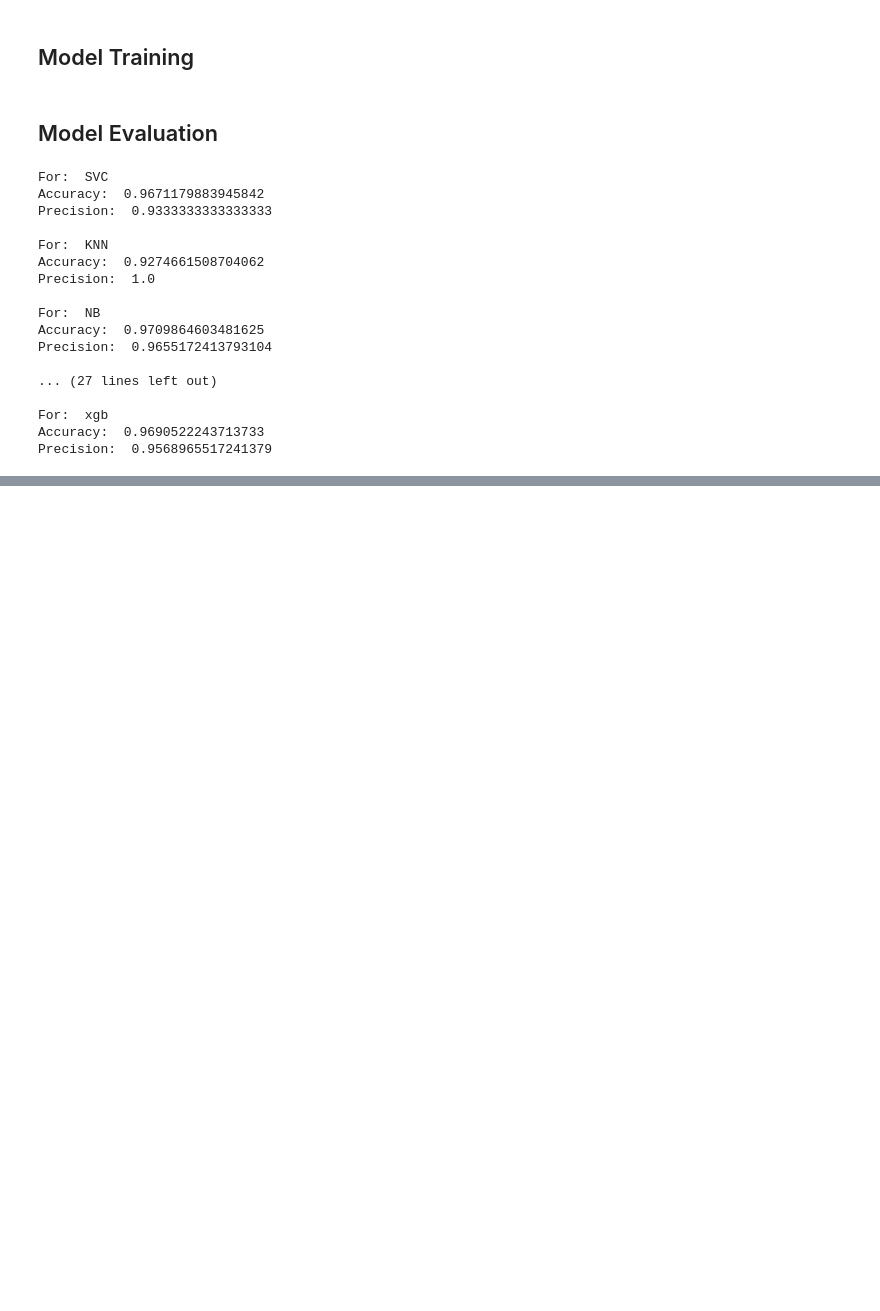
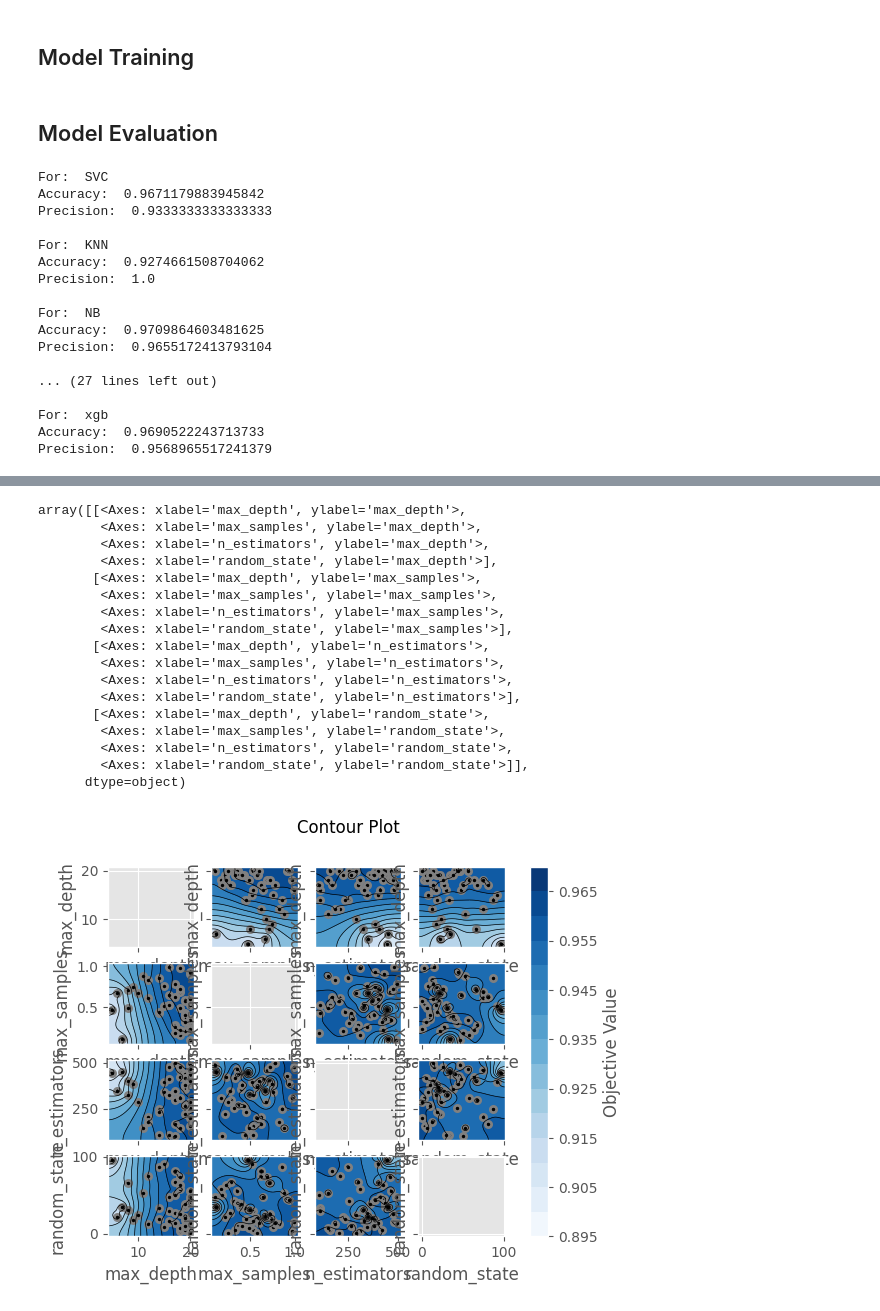
Before and after one commit to Ganesh20000/MLOPS_PIPELINE, a Jupyter notebook: mynotebook.ipynb, the cells around one changed output, grey strips where cells are left out. Drawn from its saved outputs; the diff is of its cells as text; code cells hidden in the pictures; blank space fills up the shorter version.

```diff
--- a/mynotebook.ipynb
+++ b/mynotebook.ipynb
@@ -295,0 +379,22 @@ Precision:  0.9568965517241379
+# %%
+from optuna.visualization.matplotlib import plot_contour
+plot_contour(study)
+# %% [output]
+array([[<Axes: xlabel='max_depth', ylabel='max_depth'>,
+        <Axes: xlabel='max_samples', ylabel='max_depth'>,
+        <Axes: xlabel='n_estimators', ylabel='max_depth'>,
+        <Axes: xlabel='random_state', ylabel='max_depth'>],
+       [<Axes: xlabel='max_depth', ylabel='max_samples'>,
+        <Axes: xlabel='max_samples', ylabel='max_samples'>,
+        <Axes: xlabel='n_estimators', ylabel='max_samples'>,
+        <Axes: xlabel='random_state', ylabel='max_samples'>],
+       [<Axes: xlabel='max_depth', ylabel='n_estimators'>,
+        <Axes: xlabel='max_samples', ylabel='n_estimators'>,
+        <Axes: xlabel='n_estimators', ylabel='n_estimators'>,
+        <Axes: xlabel='random_state', ylabel='n_estimators'>],
+       [<Axes: xlabel='max_depth', ylabel='random_state'>,
+        <Axes: xlabel='max_samples', ylabel='random_state'>,
+        <Axes: xlabel='n_estimators', ylabel='random_state'>,
+        <Axes: xlabel='random_state', ylabel='random_state'>]],
+      dtype=object)
+[figure, added]
```
Also changed, not shown: parts of 9 cells of this notebook, 4 other files.
